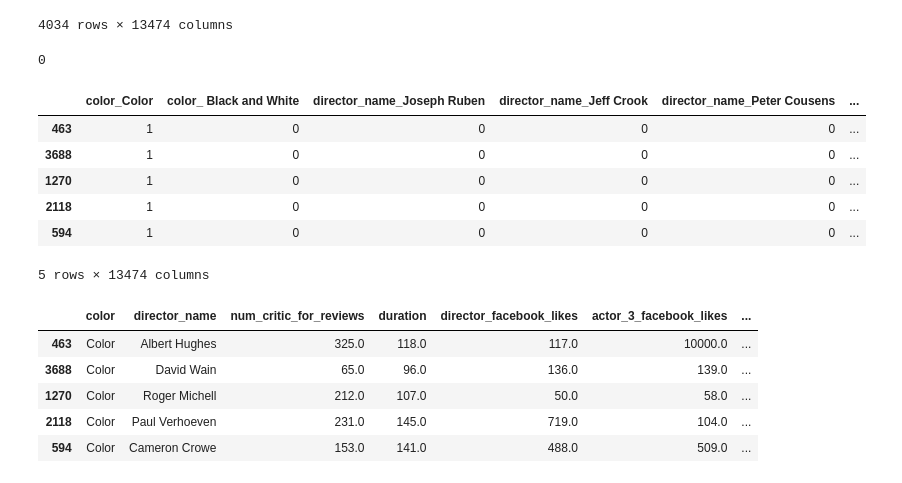
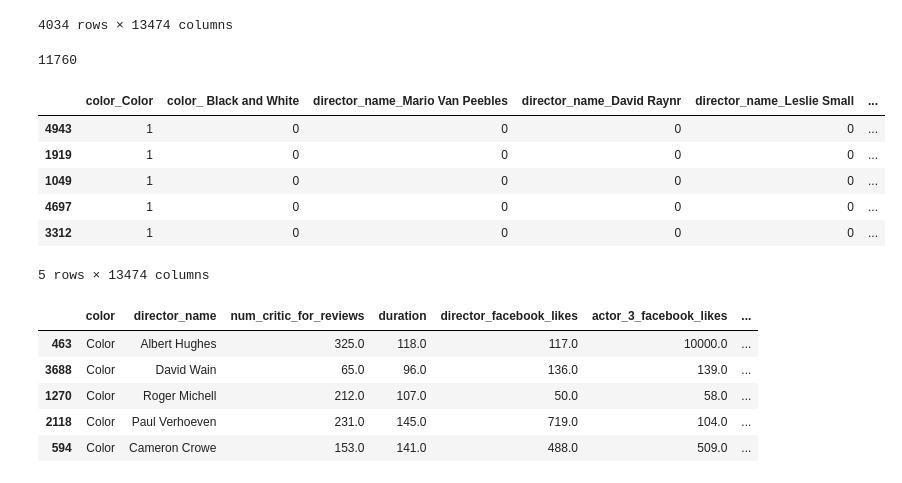
Before and after one commit to Jodahr/ImdbMovies, a Jupyter notebook: Untitled.ipynb, the cells around one changed output. Cells and saved outputs as stored; diff of their text form; code cells hidden in the pictures.

Commit message:
fix mismatch in test and training dataset

```diff
--- a/Untitled.ipynb
+++ b/Untitled.ipynb
@@ -76,29 +76,35 @@ class DFTransform(TransformerMixin, NoFitMixin):
 # %%
 # fixes mismatch in number of categorical variables in training and test dataset
 class AddMissingCategorialColumns(TransformerMixin):
-    def __init__(self, copy=False):
+    def __init__(self, copy=True):
         self.copy = copy
         self.columns = 0
 
     def transform(self, df):
+        #return self.__add_missing_dummy_columns__(df)
         df_ = df if not self.copy else df.copy()
-  #      self.__add_missing_dummy_columns__(df_)
-  #      self.__rem_additional_dummy_columns__(df_)
+        self.__add_missing_dummy_columns__(df_)
+        self.__rem_additional_dummy_columns__(df_)
         return df_
 
     def fit(self, df, y=None):
-        #return df
         self.columns = df.columns.values.tolist()
+        return self
 
     def __add_missing_dummy_columns__(self, df):
         missing_cols = set( self.columns ) - set( df.columns )
-        for c in missing_cols:
-            df[c] = 0
+        print(len(missing_cols))
+        if len(missing_cols) != 0:
+            for c in missing_cols:
+                df[c] = 0
+        return df
 
     def __rem_additional_dummy_columns__(self, df):
         add_cols = set( df.columns ) - set( self.columns )
-        for c in add_cols:
-            del df[c]
+        if len(add_cols) != 0:
+            for c in add_cols:
+                del df[c]
+        return df
 # %%
 # transforms the genre string to a list: action|drama|... -> [action,drama,...]
 class StringToArray(TransformerMixin, NoFitMixin):
@@ -185,7 +191,7 @@ def toCategorical(df):
 
 # plotkeywords can be treated similar to genres
 categoricalPipeline = Pipeline([
-#    ('dropColumns', DFTransform(lambda x: x.drop(['genres','movie_imdb_link', 'imdb_score', 'plot_keywords'],1))),
+    ('dropColumns', DFTransform(lambda x: x.drop(['genres','movie_imdb_link', 'imdb_score', 'plot_keywords'],1))),
     ('selectCategorical', DFTransform(lambda x: x.select_dtypes(include=['object']))),
     ('impure', DFTransform(lambda x: x.apply(lambda x:x.fillna(x.value_counts().index[0])))),
     ('transformToCategorical', DFTransform(lambda x: toCategorical(x))),
@@ -231,6 +237,7 @@ numericalPipeline.fit_transform(X_train).as_matrix().shape
 
 #finalPipe.predict(X_test)
 
-categoricalPipeline.fit_transform(X_train)
+categoricalPipeline.fit_transform(X_train).head()
+categoricalPipeline.fit_transform(X_test).head()
 # %% [output]
 (4034, 16)
@@ -473,15 +447,15 @@ categoricalPipeline2.fit_transform(X_train)
 | 860 | 1 | 0 | 0 | 0 | 0 | ... |
 4034 rows × 13474 columns
 # %%
-categoricalPipeline2.transform(X_train).head()
+categoricalPipeline2.transform(X_test).head()
 # %% [output]
-0
+11760
-|  | color_Color | color_ Black and White | director_name_Joseph Ruben | director_name_Jeff Crook | director_name_Peter Cousens | ... |
-| 463 | 1 | 0 | 0 | 0 | 0 | ... |
-| 3688 | 1 | 0 | 0 | 0 | 0 | ... |
-| 1270 | 1 | 0 | 0 | 0 | 0 | ... |
-| 2118 | 1 | 0 | 0 | 0 | 0 | ... |
-| 594 | 1 | 0 | 0 | 0 | 0 | ... |
+|  | color_Color | color_ Black and White | director_name_Mario Van Peebles | director_name_David Raynr | director_name_Leslie Small | ... |
+| 4943 | 1 | 0 | 0 | 0 | 0 | ... |
+| 1919 | 1 | 0 | 0 | 0 | 0 | ... |
+| 1049 | 1 | 0 | 0 | 0 | 0 | ... |
+| 4697 | 1 | 0 | 0 | 0 | 0 | ... |
+| 3312 | 1 | 0 | 0 | 0 | 0 | ... |
 5 rows × 13474 columns
 # %%
 X_train.head()
```
Also changed, not shown: parts of 2 cells of this notebook.
